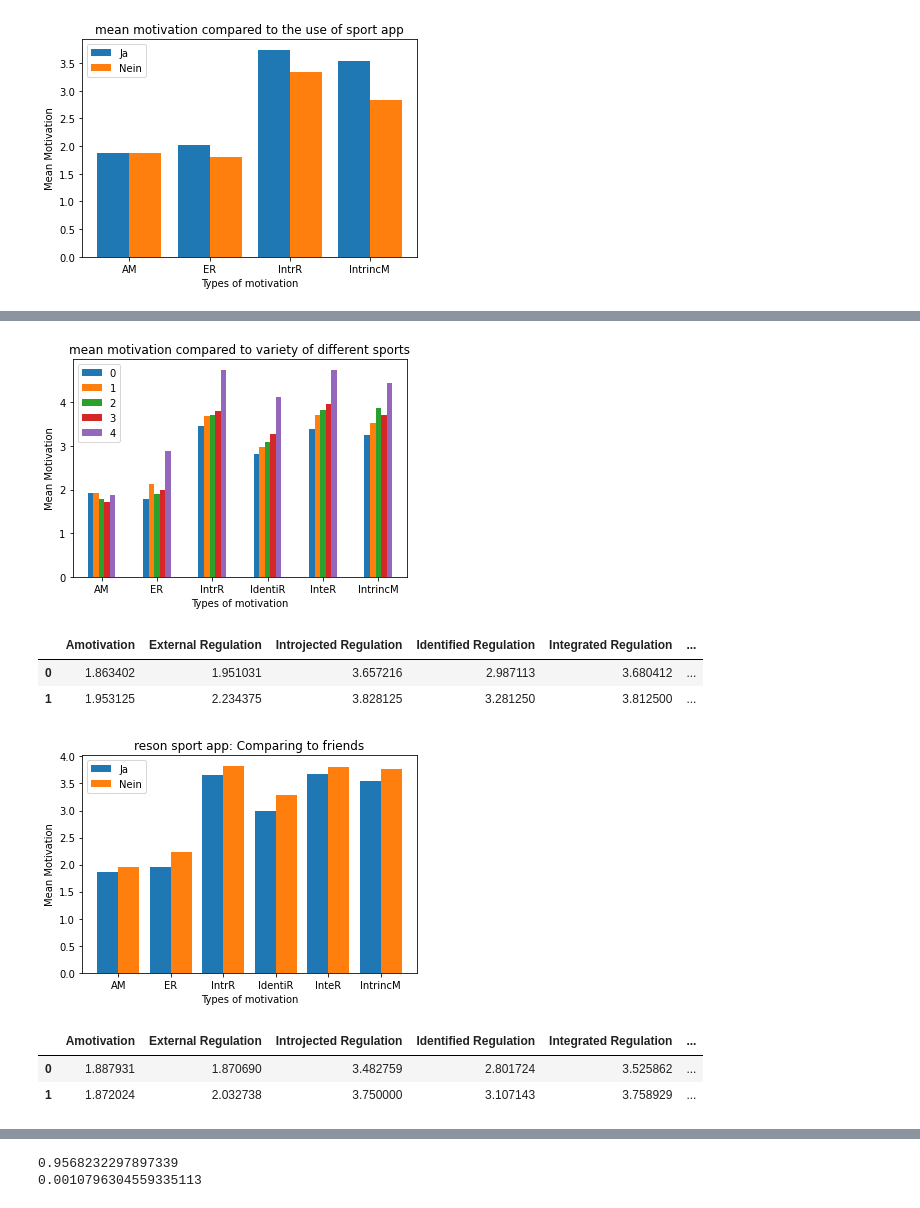
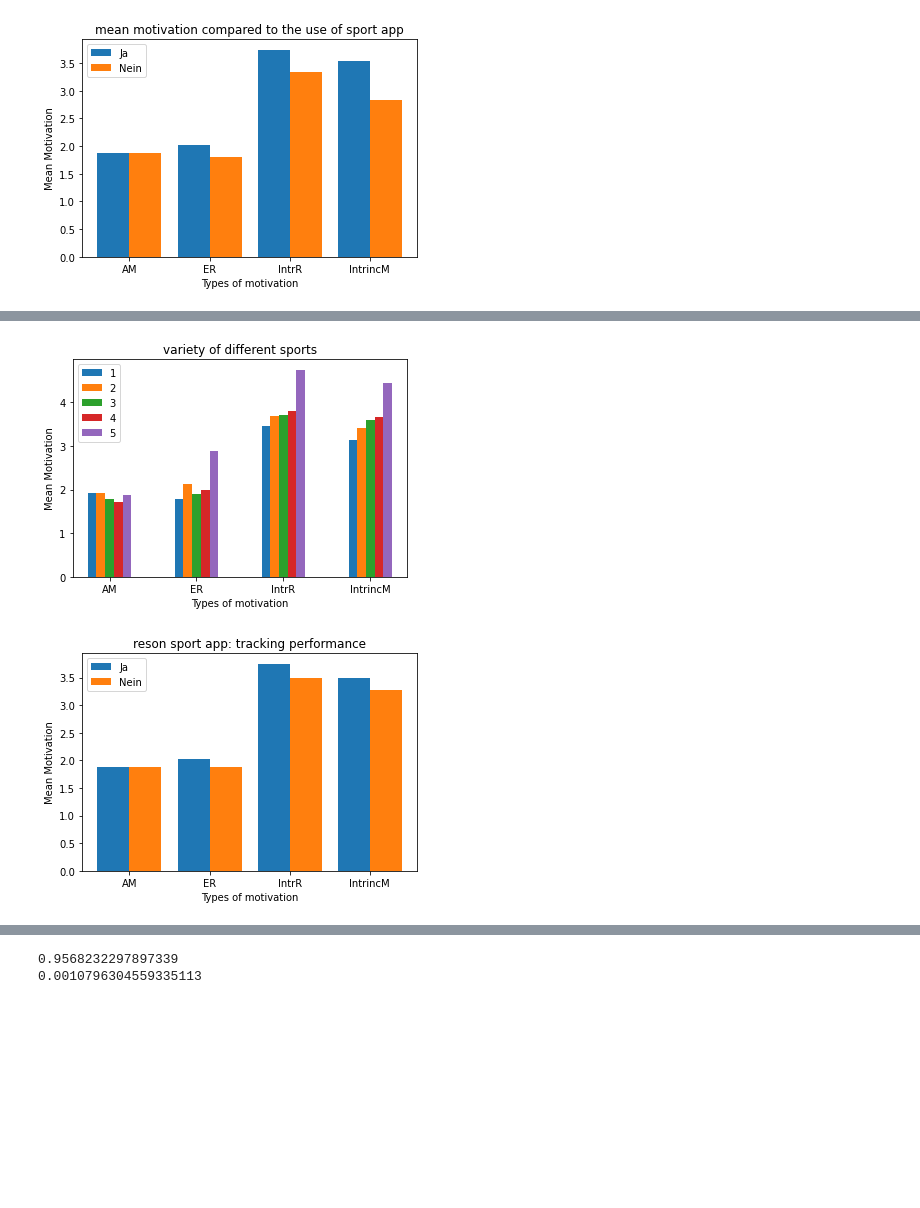
Before and after one commit to leaambrosius/emse, a Jupyter notebook: evaluation_lambrosi.ipynb, the cells around one changed output, grey strips where cells are left out. Saved outputs shown, nothing was run; the diff lists cells and outputs as text; code cells hidden in the pictures; blank space fills up the shorter version.

Commit message:
mean of intrinsic überall drinnen

```diff
--- a/evaluation_lambrosi.ipynb
+++ b/evaluation_lambrosi.ipynb
@@ -196,46 +138,44 @@ meandata
 # %%
-#impact of frequency in using sports app on different sports motivation types
+meandata = data.groupby('numSports',as_index=False)['Amotivation','External Regulation','Introjected Regulation','mean of Intrinsic motivations'].mean()
+meandata = meandata[meandata.columns[1:]]
 
-X = ['AM','ER','IntrR','IdentiR','InteR','IntrincM'] # motivation types
+#impact of how many sport types people have on different sports motivation types
+
+X = ['AM','ER','IntrR','IntrincM'] # motivation types
 
 data_0 = meandata.iloc[0].to_list()
 data_1 = meandata.iloc[1].to_list()
 data_2 = meandata.iloc[2].to_list()
 data_3 = meandata.iloc[3].to_list()
 data_4= meandata.iloc[4].to_list()
 
 
 X_axis = np.arange(len(X))
 
-plt.bar(X_axis - 0.2, data_0, 0.1, label = '0')
-plt.bar(X_axis - 0.1, data_1, 0.1, label = '1')
-plt.bar(X_axis , data_2, 0.1, label = '2')
-plt.bar(X_axis + 0.1, data_3, 0.1, label = '3')
-plt.bar(X_axis + 0.2, data_4, 0.1, label = '4')
+plt.bar(X_axis - 0.2, data_0, 0.1, label = '1')
+plt.bar(X_axis - 0.1, data_1, 0.1, label = '2')
+plt.bar(X_axis , data_2, 0.1, label = '3')
+plt.bar(X_axis + 0.1, data_3, 0.1, label = '4')
+plt.bar(X_axis + 0.2, data_4, 0.1, label = '5')
 
 plt.xticks(X_axis, X)
 plt.xlabel("Types of motivation")
 plt.ylabel("Mean Motivation")
-plt.title("mean motivation compared to variety of different sports")
+plt.title("variety of different sports")
 plt.legend()
 plt.show()
 # %% [output]
-[figure, old version]
+[figure, new version]
-# %%
-meandata = data.groupby('compare',as_index=False)['Amotivation','External Regulation','Introjected Regulation','Identified Regulation','Integrated Regulation','Intrinsic Motivation'].mean()
-meandata = meandata[meandata.columns[1:]]
-meandata
-# %% [output]
-|  | Amotivation | External Regulation | Introjected Regulation | Identified Regulation | Integrated Regulation | ... |
-| 0 | 1.863402 | 1.951031 | 3.657216 | 2.987113 | 3.680412 | ... |
-| 1 | 1.953125 | 2.234375 | 3.828125 | 3.281250 | 3.812500 | ... |
 # %%
+meandata = data.groupby('track performance',as_index=False)['Amotivation','External Regulation','Introjected Regulation','mean of Intrinsic motivations'].mean()
+meandata = meandata[meandata.columns[1:]]
+
 #impact of using sports app on different sports motivation types
 
-X = ['AM','ER','IntrR','IdentiR','InteR','IntrincM'] # motivation types
+X = ['AM','ER','IntrR','IntrincM'] # motivation types
 
-data_yes = meandata.iloc[0].to_list()
-data_no = meandata.iloc[1].to_list()
+data_yes = meandata.iloc[1].to_list()
+data_no = meandata.iloc[0].to_list()
 
 
 X_axis = np.arange(len(X))
@@ -246,16 +186,8 @@ plt.bar(X_axis + 0.2, data_no, 0.4, label = 'Nein')
 plt.xticks(X_axis, X)
 plt.xlabel("Types of motivation")
 plt.ylabel("Mean Motivation")
-plt.title("reson sport app: Comparing to friends")
+plt.title("reson sport app: tracking performance")
 plt.legend()
 plt.show()
 # %% [output]
-[figure, old version]
+[figure, new version]
-# %%
-meandata = data.groupby('track performance',as_index=False)['Amotivation','External Regulation','Introjected Regulation','Identified Regulation','Integrated Regulation','Intrinsic Motivation'].mean()
-meandata = meandata[meandata.columns[1:]]
-meandata
-# %% [output]
-|  | Amotivation | External Regulation | Introjected Regulation | Identified Regulation | Integrated Regulation | ... |
-| 0 | 1.887931 | 1.870690 | 3.482759 | 2.801724 | 3.525862 | ... |
-| 1 | 1.872024 | 2.032738 | 3.750000 | 3.107143 | 3.758929 | ... |
```
Also changed, not shown: parts of 10 cells of this notebook.
